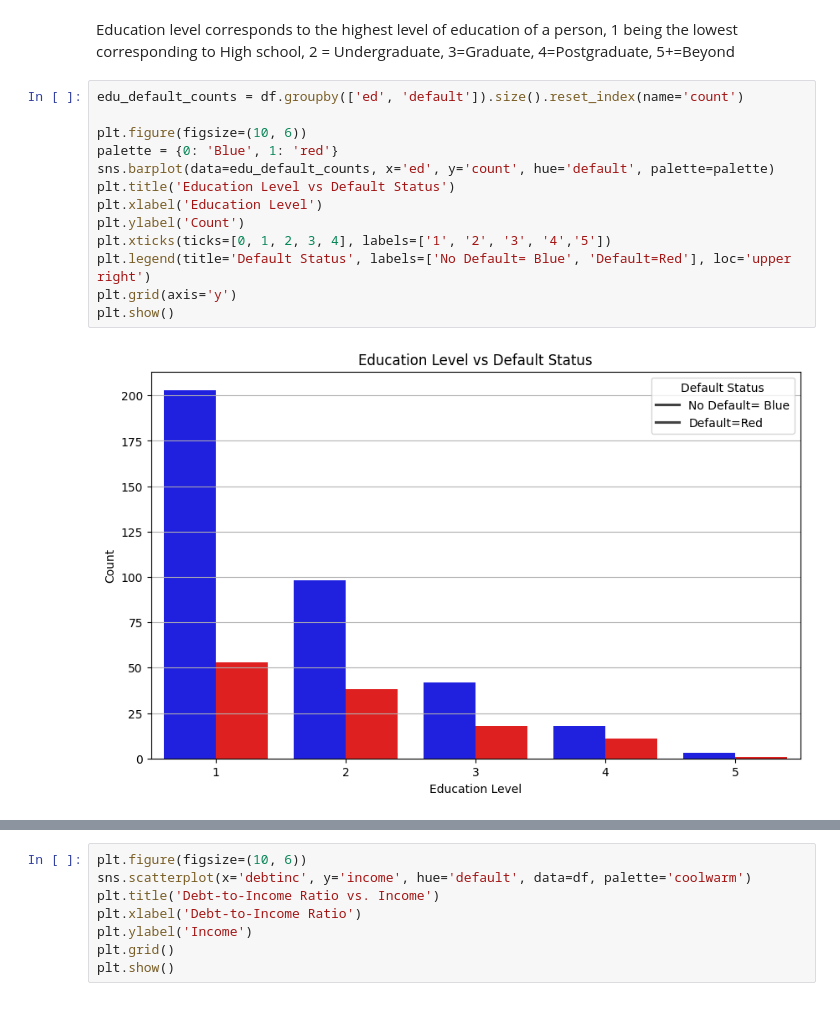
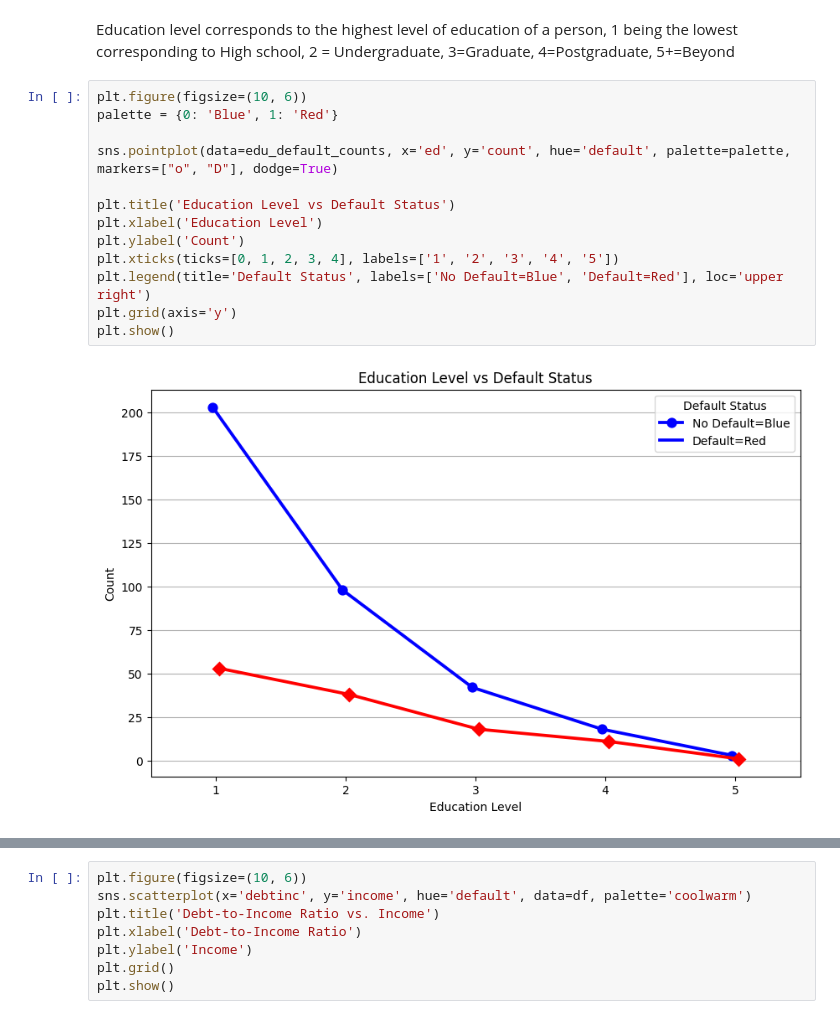
Before and after one commit to christianndjanda/DST_Assessment_0_Group_4, a Jupyter notebook: ImranV/python_analysis.ipynb, the cells around one changed output, grey strips where cells are left out. Drawn from its saved outputs; the diff is of its cells as text.

```diff
--- a/ImranV/python_analysis.ipynb
+++ b/ImranV/python_analysis.ipynb
@@ -62,17 +66,17 @@ dtype: object
 # %% [markdown]
 Education level corresponds to the highest level of education of a person, 1 being the lowest corresponding to High school, 2 = Undergraduate, 3=Graduate, 4=Postgraduate, 5+=Beyond
 # %%
-edu_default_counts = df.groupby(['ed', 'default']).size().reset_index(name='count')
+plt.figure(figsize=(10, 6))
+palette = {0: 'Blue', 1: 'Red'}
 
-plt.figure(figsize=(10, 6))
-palette = {0: 'Blue', 1: 'red'}
-sns.barplot(data=edu_default_counts, x='ed', y='count', hue='default', palette=palette)
+sns.pointplot(data=edu_default_counts, x='ed', y='count', hue='default', palette=palette, markers=["o", "D"], dodge=True)
+
 plt.title('Education Level vs Default Status')
 plt.xlabel('Education Level')
 plt.ylabel('Count')
-plt.xticks(ticks=[0, 1, 2, 3, 4], labels=['1', '2', '3', '4','5'])
-plt.legend(title='Default Status', labels=['No Default= Blue', 'Default=Red'], loc='upper right')
+plt.xticks(ticks=[0, 1, 2, 3, 4], labels=['1', '2', '3', '4', '5'])
+plt.legend(title='Default Status', labels=['No Default=Blue', 'Default=Red'], loc='upper right')
 plt.grid(axis='y')
 plt.show()
 # %% [output]
-[figure, old version]
+[figure, new version]
```
Also changed, not shown: parts of 8 cells of this notebook.
